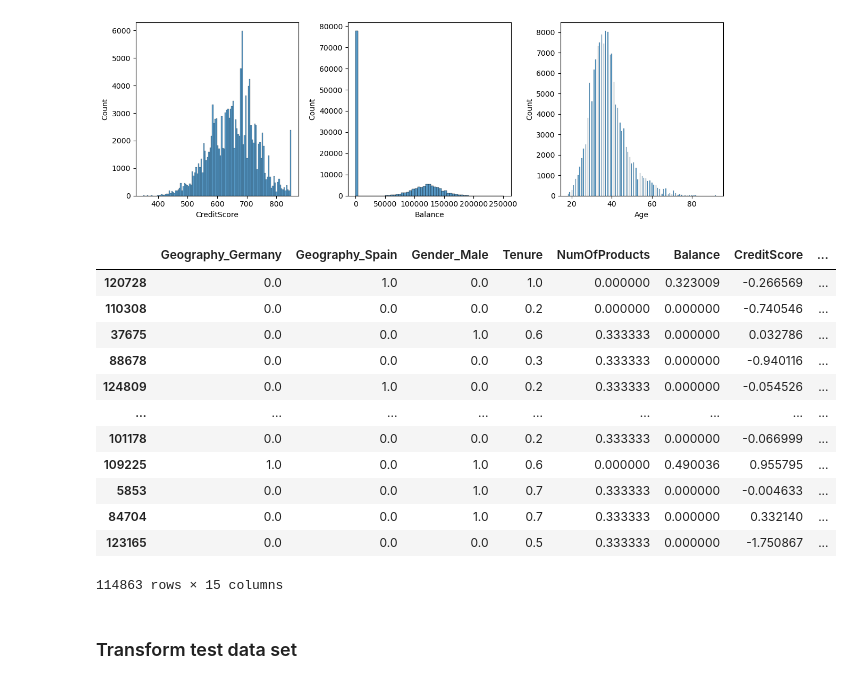
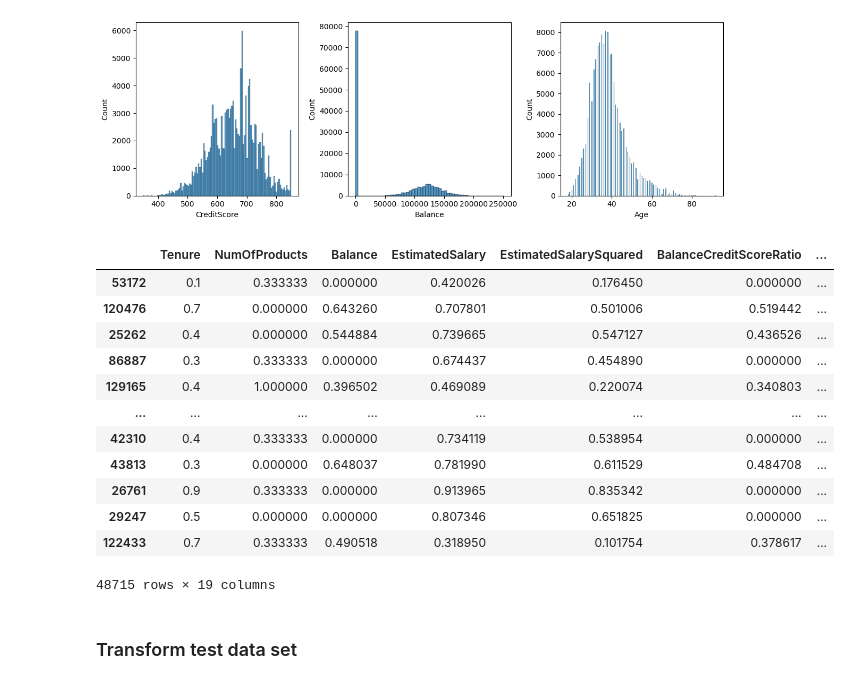
Before and after one commit to olivierbachard/bank_churn_classification, a Jupyter notebook: training.ipynb, the cells around one changed output. Saved outputs shown, nothing was run; the diff lists cells and outputs as text; code cells hidden in the pictures.

Commit message:
Feature engineering tests + balance data set

```diff
--- a/training.ipynb
+++ b/training.ipynb
@@ -41,0 +89,16 @@ print(test_set.shape)
+# %%
+sns.countplot(df, x="Exited")
+
+# Imbalanced data between exited and non exited clients
+
+# Try rebalance by undersampling
+
+from imblearn.under_sampling import RandomUnderSampler
+from imblearn.over_sampling import RandomOverSampler
+
+under = RandomOverSampler()
+X = df.drop(['Surname'], axis=1)
+y = df["Exited"]
+X_balanced,y_balanced=under.fit_resample(X,y)
+print(X.shape)
+print(X_balanced.shape)
@@ -41,0 +111,4 @@ print(test_set.shape)
+# %%
+train_set, test_set = train_test_split(X_balanced, test_size=0.2)
+print(train_set.shape)
+print(test_set.shape)
@@ -77,37 +152,33 @@ plt.show()
 # %% [output]
 [figure]
 # %%
-# Encoding des variable Geography et Gender
-
-from sklearn.compose import ColumnTransformer
-from sklearn.pipeline import Pipeline
-from sklearn.preprocessing import OneHotEncoder
-
-
 column_transformer = ColumnTransformer(transformers=[
-   ("Encoder", OneHotEncoder(sparse_output=False, drop="first"), ["Geography", "Gender"]),
-   ("MinMaxScaler", MinMaxScaler(), ['Tenure', 'NumOfProducts', 'Balance']),
-   ("StandardScaler", StandardScaler(), ['CreditScore', 'Age'])],
+   #("Encoder OneHot", OneHotEncoder(sparse_output=False, drop="first"), ["Geography", "Gender"]),
+   ("MinMaxScaler", MinMaxScaler(), ['Tenure', 'NumOfProducts', 'Balance', 'EstimatedSalary', 'EstimatedSalarySquared', 'BalanceCreditScoreRatio']),
+   ("StandardScaler", StandardScaler(), ['CreditScore', 'Age', "CreditScorexEstimated"])],
    remainder="passthrough",
    verbose_feature_names_out=False)
+
+# remove age outliers
+train_set = train_set.query('Age < 90')
 
 pipeline = Pipeline(steps=[("Encoding + Normalisation", column_transformer)])
 training_df = pipeline.fit_transform(train_set)
 training_df
 # %% [output]
-|  | Geography_Germany | Geography_Spain | Gender_Male | Tenure | NumOfProducts | Balance | CreditScore | ... |
-| 120728 | 0.0 | 1.0 | 0.0 | 1.0 | 0.000000 | 0.323009 | -0.266569 | ... |
-| 110308 | 0.0 | 0.0 | 0.0 | 0.2 | 0.000000 | 0.000000 | -0.740546 | ... |
-| 37675 | 0.0 | 0.0 | 1.0 | 0.6 | 0.333333 | 0.000000 | 0.032786 | ... |
-| 88678 | 0.0 | 0.0 | 0.0 | 0.3 | 0.333333 | 0.000000 | -0.940116 | ... |
-| 124809 | 0.0 | 1.0 | 0.0 | 0.2 | 0.333333 | 0.000000 | -0.054526 | ... |
-| ... | ... | ... | ... | ... | ... | ... | ... | ... |
-| 101178 | 0.0 | 0.0 | 0.0 | 0.2 | 0.333333 | 0.000000 | -0.066999 | ... |
-| 109225 | 1.0 | 0.0 | 1.0 | 0.6 | 0.000000 | 0.490036 | 0.955795 | ... |
-| 5853 | 0.0 | 0.0 | 1.0 | 0.7 | 0.333333 | 0.000000 | -0.004633 | ... |
-| 84704 | 0.0 | 0.0 | 1.0 | 0.7 | 0.333333 | 0.000000 | 0.332140 | ... |
-| 123165 | 0.0 | 0.0 | 0.0 | 0.5 | 0.333333 | 0.000000 | -1.750867 | ... |
+|  | Tenure | NumOfProducts | Balance | EstimatedSalary | EstimatedSalarySquared | BalanceCreditScoreRatio | ... |
+| 53172 | 0.1 | 0.333333 | 0.000000 | 0.420026 | 0.176450 | 0.000000 | ... |
+| 120476 | 0.7 | 0.000000 | 0.643260 | 0.707801 | 0.501006 | 0.519442 | ... |
+| 25262 | 0.4 | 0.000000 | 0.544884 | 0.739665 | 0.547127 | 0.436526 | ... |
+| 86887 | 0.3 | 0.333333 | 0.000000 | 0.674437 | 0.454890 | 0.000000 | ... |
+| 129165 | 0.4 | 1.000000 | 0.396502 | 0.469089 | 0.220074 | 0.340803 | ... |
+| ... | ... | ... | ... | ... | ... | ... | ... |
+| 42310 | 0.4 | 0.333333 | 0.000000 | 0.734119 | 0.538954 | 0.000000 | ... |
+| 43813 | 0.3 | 0.000000 | 0.648037 | 0.781990 | 0.611529 | 0.484708 | ... |
+| 26761 | 0.9 | 0.333333 | 0.000000 | 0.913965 | 0.835342 | 0.000000 | ... |
+| 29247 | 0.5 | 0.000000 | 0.000000 | 0.807346 | 0.651825 | 0.000000 | ... |
+| 122433 | 0.7 | 0.333333 | 0.490518 | 0.318950 | 0.101754 | 0.378617 | ... |
-114863 rows × 15 columns
+48715 rows × 19 columns
 # %% [markdown]
 ### Transform test data set
 # %%
```
Also changed, not shown: parts of 16 cells of this notebook, 1 other file.
